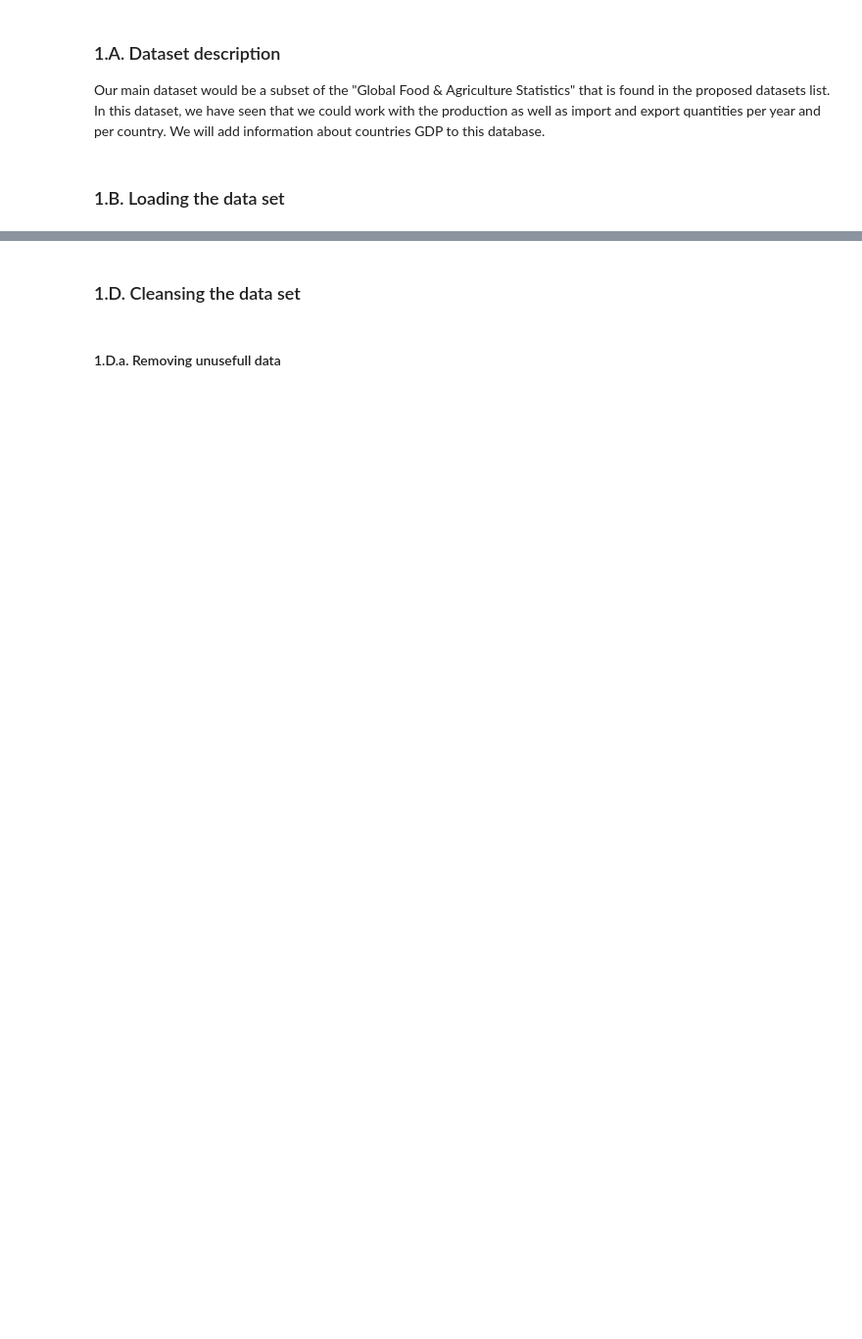
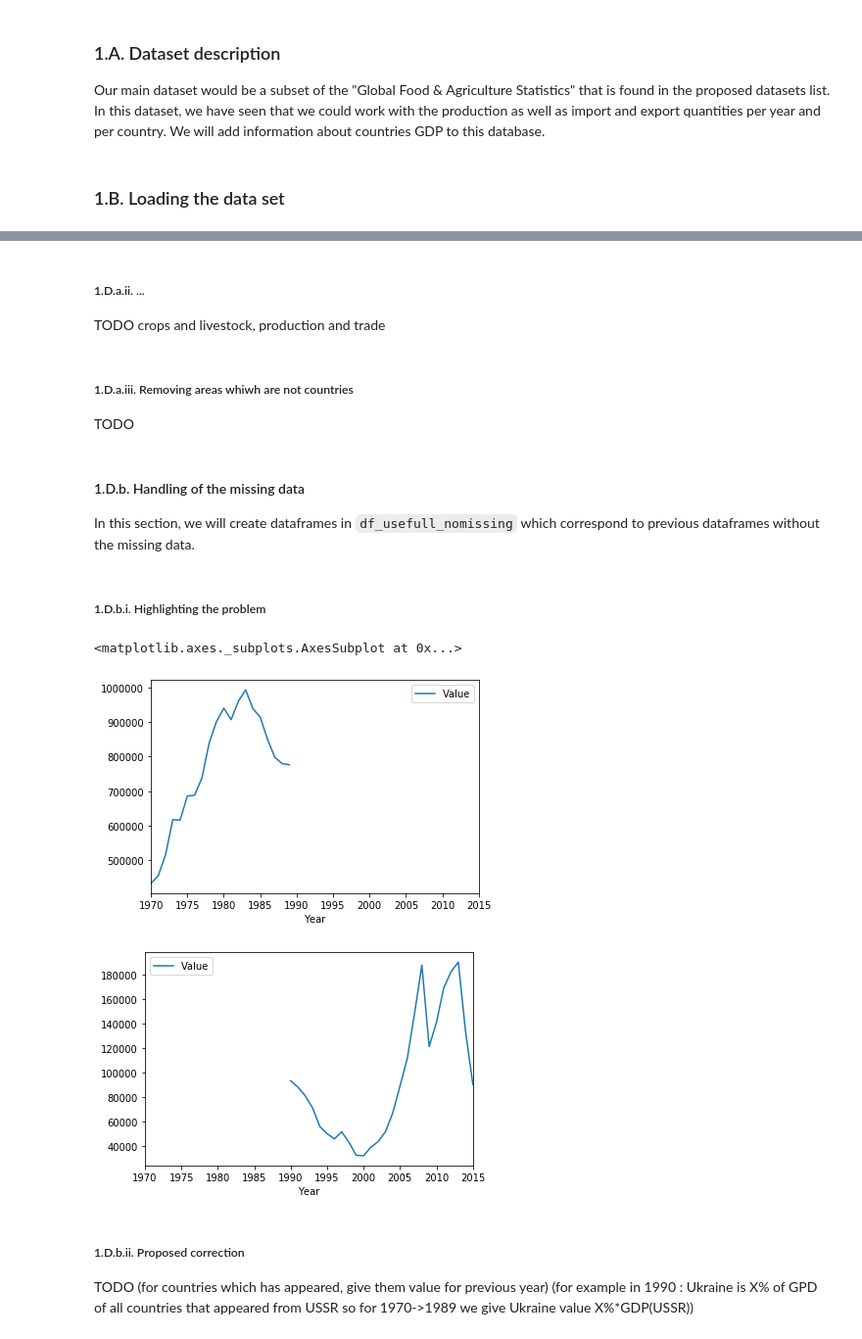
Before and after one commit to martin-ev/ADA-project, a Jupyter notebook: Scripts/Milestone 2.ipynb, the cells around one changed output, grey strips where cells are left out. Shown at 98% size. Drawn from its saved outputs; the diff is of its cells as text; code cells hidden in the pictures; blank space fills up the shorter version.

```diff
--- a/Scripts/Milestone 2.ipynb
+++ b/Scripts/Milestone 2.ipynb
@@ -138,2 +140,4 @@ Our main dataset would be a subset of the "Global Food & Agriculture Statistics"
+# %%
+df = load_datasets(interesting_datasets)
 # %% [markdown]
 ### 1.C. Understanding the data set  <a name="1C"></a>
@@ -139,0 +215,2 @@ Our main dataset would be a subset of the "Global Food & Agriculture Statistics"
+# %%
+df_usefull = {}
@@ -139,0 +219,12 @@ Our main dataset would be a subset of the "Global Food & Agriculture Statistics"
+# %%
+def extract_GDP(df):
+    def selection_GDP(df):
+        return df['Item']=='Gross Domestic Product'
+    def selection_US_dollars(df):
+        return df['Element']=="Value US$"
+    def drop_columns(df):
+        dropped_colmuns = ["Item Code", "Item", "Element Code", "Element", "Flag", "Year Code", "Unit", "Area Code"]
+        return df.drop(columns = dropped_colmuns)
+    return drop_columns(df[selection_GDP(df)&selection_US_dollars(df)])
+# %%
+df_usefull["GDP"] = extract_GDP(df["Macroeconomy"])
@@ -139,0 +240,12 @@ Our main dataset would be a subset of the "Global Food & Agriculture Statistics"
+# %% [markdown]
+##### 1.D.a.ii. ... <a name="1Daii"></a>
+
+TODO crops and livestock, production and trade
+# %% [markdown]
+##### 1.D.a.iii. Removing areas whiwh are not countries <a name="1Daiii"></a>
+
+TODO
+# %% [markdown]
+#### 1.D.b. Handling of the missing data  <a name="1Db"></a>
+
+In this section, we will create dataframes in `df_usefull_nomissing` which correspond to previous dataframes without the missing data.
@@ -140,4 +254,14 @@ Our main dataset would be a subset of the "Global Food & Agriculture Statistics"
 # %% [markdown]
-### 1.D. Cleansing the data set  <a name="1D"></a>
+##### 1.D.b.i. Highlighting the problem  <a name="1Dbi"></a>
-# %% [markdown]
-#### 1.D.a. Removing unusefull data  <a name="1Da"></a>
+# %%
+df_usefull["GDP"][df_usefull["GDP"]['Area']=='USSR'].plot(x ='Year', y='Value', kind = 'line')
+df_usefull["GDP"][df_usefull["GDP"]['Area']=='Ukraine'].plot(x ='Year', y='Value', kind = 'line')
+# %% [output]
+<matplotlib.axes._subplots.AxesSubplot at 0x...>
+[figure, added]
+[figure, added]
+# %% [markdown]
+##### 1.D.b.ii. Proposed correction  <a name="1Dbii"></a>
+
+TODO (for countries which has appeared, give them value for previous year)
+(for example in 1990 : Ukraine is X% of GPD of all countries that appeared from USSR so for 1970->1989 we give Ukraine value X%*GDP(USSR))
```
Also changed, not shown: parts of 37 cells of this notebook.
